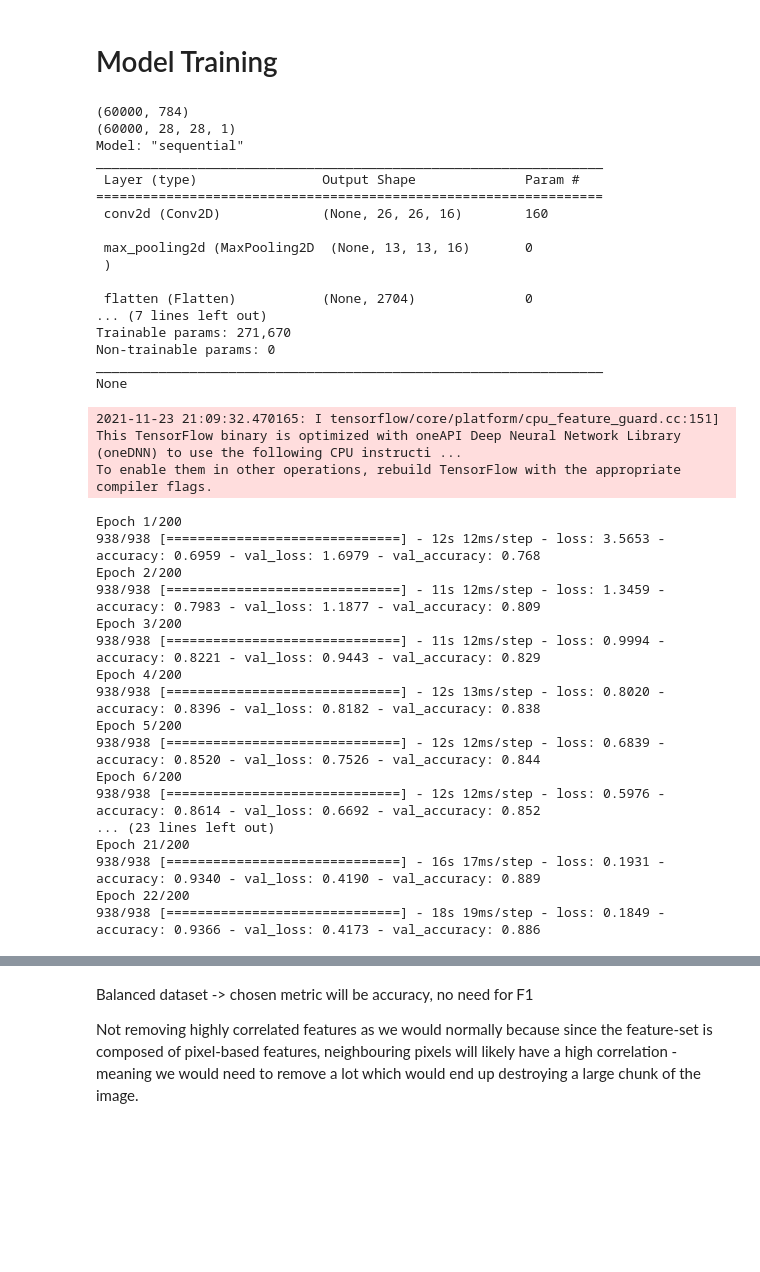
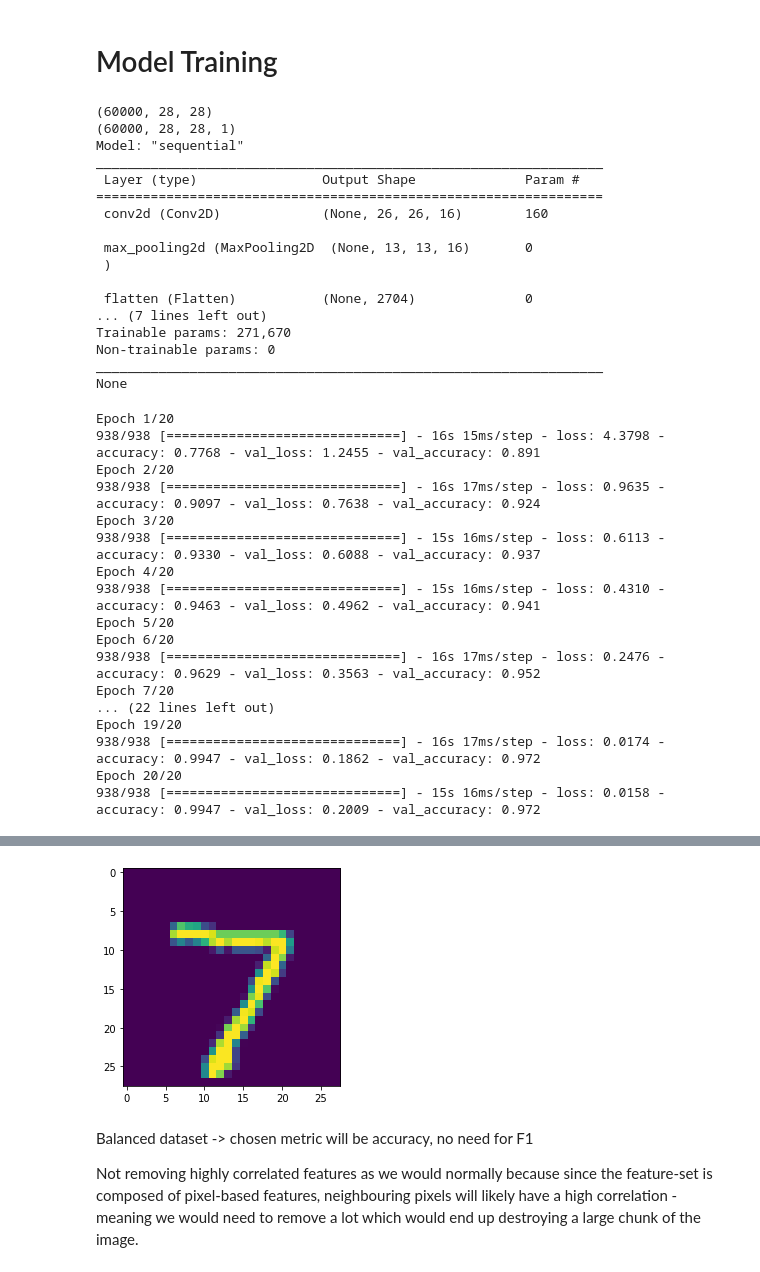
Before and after one commit to nolankurylo/AI-MNIST-Pipeline, a Jupyter notebook: main.ipynb, the cells around one changed output, grey strips where cells are left out. Drawn from its saved outputs; the diff is of its cells as text; code cells hidden in the pictures; blank space fills up the shorter version.

```diff
--- a/main.ipynb
+++ b/main.ipynb
@@ -12,10 +13,12 @@ import numpy as np
 data_acquirer = DataAcquisition()
 
 # train_X, test_X, train_y, test_y = data_acquirer.acquire_data()
-X_train = pd.read_csv("data/X_train.csv")
-y_train = pd.read_csv("data/y_train.csv")
-X_test = pd.read_csv("data/X_test.csv")
-y_test = pd.read_csv("data/y_test.csv")
+# X_train = pd.read_csv("data/X_train.csv")
+# y_train = pd.read_csv("data/y_train.csv")
+# X_test = pd.read_csv("data/X_test.csv")
+# y_test = pd.read_csv("data/y_test.csv")
+
+(X_train, y_train), (X_test, y_test) = mnist.load_data()
 # %% [markdown]
 # Exploratory Data Analysis
 # %%
@@ -43,10 +46,10 @@ y_test = pd.read_csv("data/y_test.csv")
 # %%
 model_trainer = ModelTraining(X_train, y_train, X_test, y_test)
 
-# nn = model_trainer.neural_network()
-svm = model_trainer.support_vector_machine()
+nn = model_trainer.neural_network()
+# svm = model_trainer.support_vector_machine()
 # %% [output]
-(60000, 784)
+(60000, 28, 28)
 (60000, 28, 28, 1)
 Model: "sequential"
 _________________________________________________________________
@@ -63,22 +66,20 @@ Trainable params: 271,670
 Non-trainable params: 0
 _________________________________________________________________
 None
-2021-11-23 21:09:32.470165: I tensorflow/core/platform/cpu_feature_guard.cc:151] This TensorFlow binary is optimized with oneAPI Deep Neural Network Library (oneDNN) to use the following CPU instructi ...
-To enable them in other operations, rebuild TensorFlow with the appropriate compiler flags.
+Epoch 1/20
+938/938 [==============================] - 16s 15ms/step - loss: 4.3798 - accuracy: 0.7768 - val_loss: 1.2455 - val_accuracy: 0.891
+Epoch 2/20
+938/938 [==============================] - 16s 17ms/step - loss: 0.9635 - accuracy: 0.9097 - val_loss: 0.7638 - val_accuracy: 0.924
+Epoch 3/20
+938/938 [==============================] - 15s 16ms/step - loss: 0.6113 - accuracy: 0.9330 - val_loss: 0.6088 - val_accuracy: 0.937
+Epoch 4/20
+938/938 [==============================] - 15s 16ms/step - loss: 0.4310 - accuracy: 0.9463 - val_loss: 0.4962 - val_accuracy: 0.941
+Epoch 5/20
+Epoch 6/20
+938/938 [==============================] - 16s 17ms/step - loss: 0.2476 - accuracy: 0.9629 - val_loss: 0.3563 - val_accuracy: 0.952
+Epoch 7/20
+... (22 lines left out)
+Epoch 19/20
+938/938 [==============================] - 16s 17ms/step - loss: 0.0174 - accuracy: 0.9947 - val_loss: 0.1862 - val_accuracy: 0.972
+Epoch 20/20
+938/938 [==============================] - 15s 16ms/step - loss: 0.0158 - accuracy: 0.9947 - val_loss: 0.2009 - val_accuracy: 0.972
-Epoch 1/200
-938/938 [==============================] - 12s 12ms/step - loss: 3.5653 - accuracy: 0.6959 - val_loss: 1.6979 - val_accuracy: 0.768
-Epoch 2/200
-938/938 [==============================] - 11s 12ms/step - loss: 1.3459 - accuracy: 0.7983 - val_loss: 1.1877 - val_accuracy: 0.809
-Epoch 3/200
-938/938 [==============================] - 11s 12ms/step - loss: 0.9994 - accuracy: 0.8221 - val_loss: 0.9443 - val_accuracy: 0.829
-Epoch 4/200
-938/938 [==============================] - 12s 13ms/step - loss: 0.8020 - accuracy: 0.8396 - val_loss: 0.8182 - val_accuracy: 0.838
-Epoch 5/200
-938/938 [==============================] - 12s 12ms/step - loss: 0.6839 - accuracy: 0.8520 - val_loss: 0.7526 - val_accuracy: 0.844
-Epoch 6/200
-938/938 [==============================] - 12s 12ms/step - loss: 0.5976 - accuracy: 0.8614 - val_loss: 0.6692 - val_accuracy: 0.852
-... (23 lines left out)
-Epoch 21/200
-938/938 [==============================] - 16s 17ms/step - loss: 0.1931 - accuracy: 0.9340 - val_loss: 0.4190 - val_accuracy: 0.889
-Epoch 22/200
-938/938 [==============================] - 18s 19ms/step - loss: 0.1849 - accuracy: 0.9366 - val_loss: 0.4173 - val_accuracy: 0.886
@@ -84,0 +88,13 @@ Epoch 22/200
+# %%
+import matplotlib.pyplot as plt
+import base64
+from PIL import Image
+from io import BytesIO
+plt.imshow(X_test[0])
+x = Image.fromarray(X_test[0])
+in_mem_file = BytesIO()
+x.save(in_mem_file, format='PNG')
+in_mem_file.seek(0)
+img_bytes =in_mem_file.read()
+base64.b64encode(img_bytes)
+# %% [output]
@@ -85,3 +102,4 @@ Epoch 22/200
+[figure, added]
 # %% [markdown]
 Balanced dataset -> chosen metric will be accuracy, no need for F1
 
```
Also changed, not shown: parts of 3 cells of this notebook, 7 other files.
